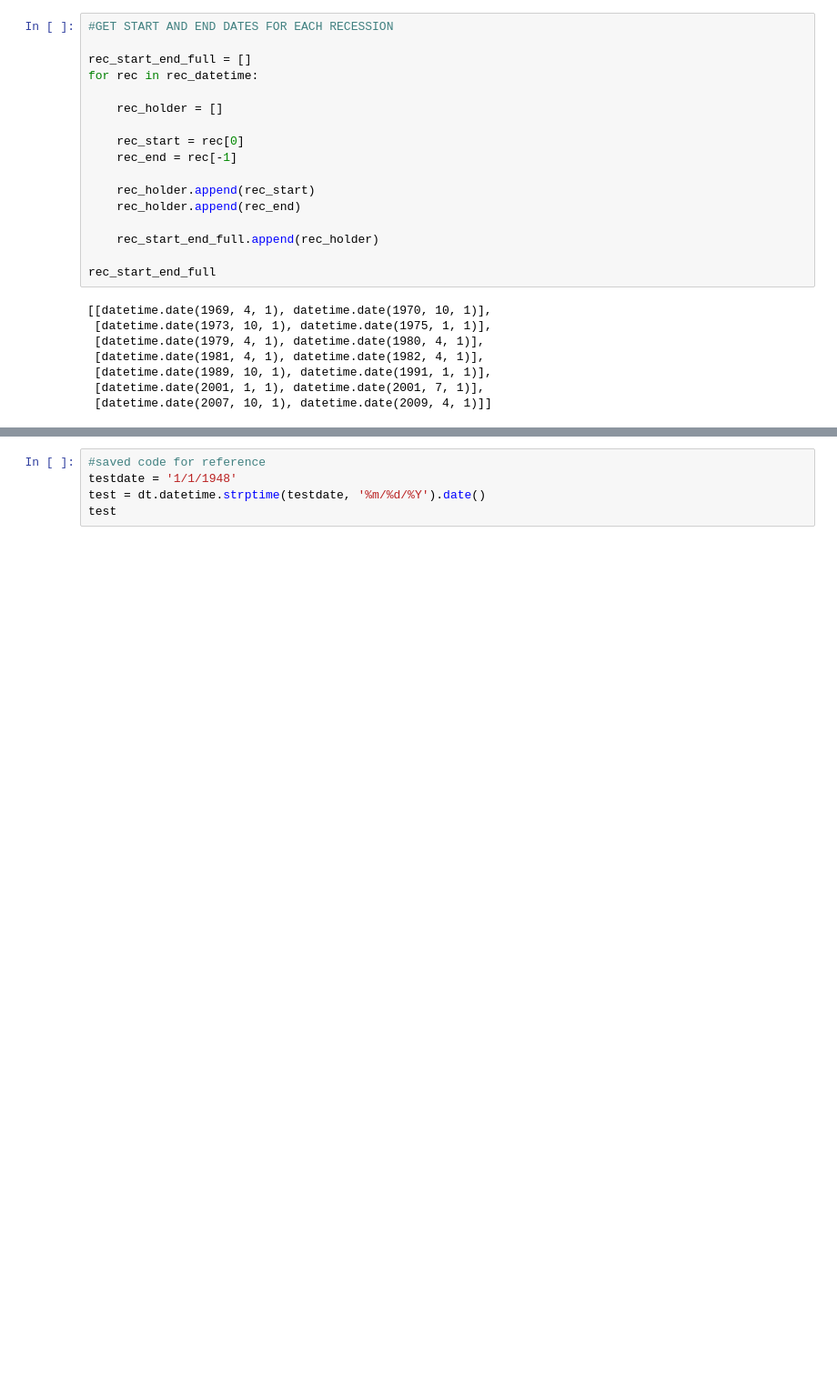
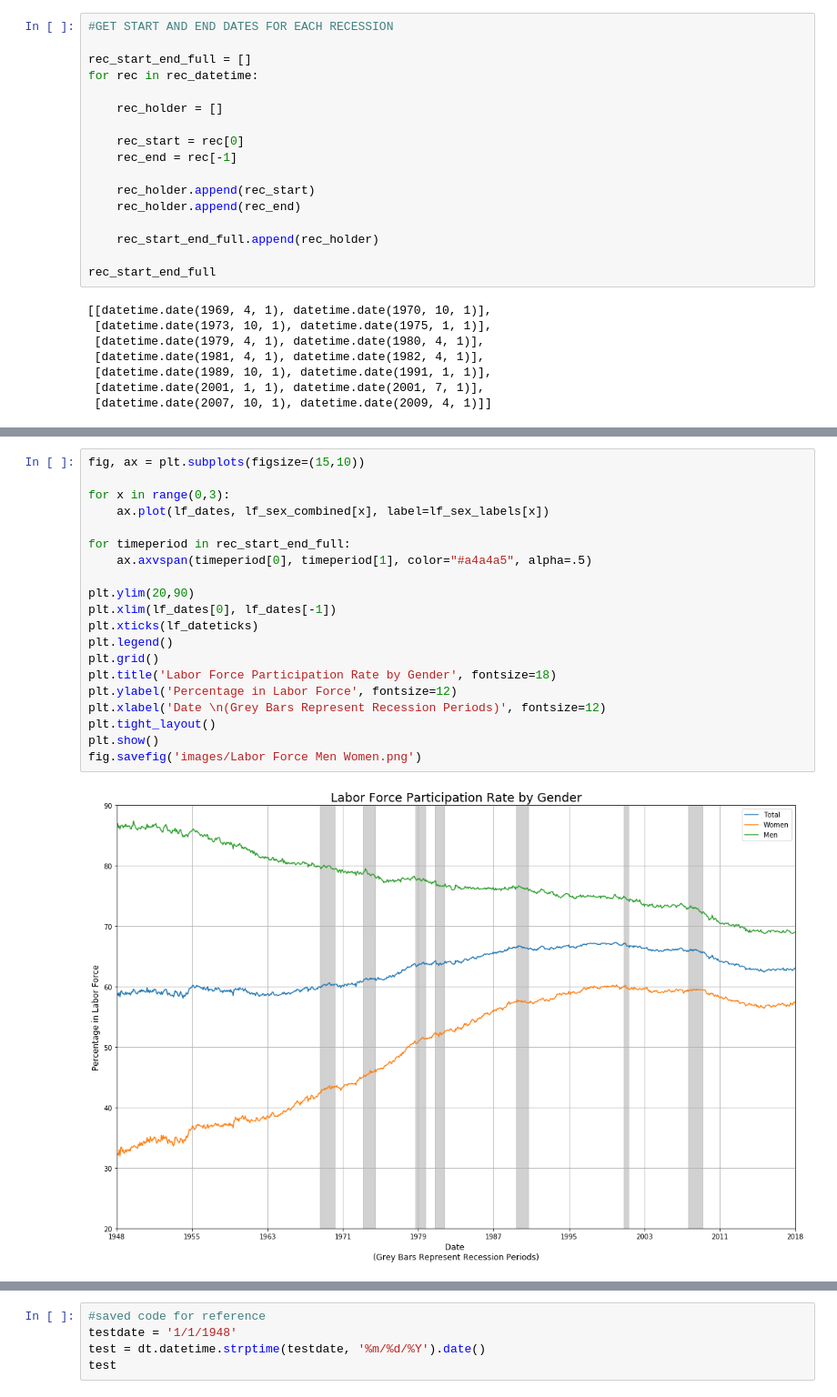
Before and after one commit to willdoucet/Classwork, a Jupyter notebook: Project 2/datawork.ipynb, the cells around one changed output, grey strips where cells are left out. Shown at 91% size. Cells and saved outputs as stored; diff of their text form; blank space fills up the shorter version.

```diff
--- a/Project 2/datawork.ipynb
+++ b/Project 2/datawork.ipynb
@@ -148,0 +295,22 @@ plt.savefig('images/Labor Force.png')
+# %%
+fig, ax = plt.subplots(figsize=(15,10))
+
+for x in range(0,3):
+    ax.plot(lf_dates, lf_sex_combined[x], label=lf_sex_labels[x])
+
+for timeperiod in rec_start_end_full:
+    ax.axvspan(timeperiod[0], timeperiod[1], color="#a4a4a5", alpha=.5)
+
+plt.ylim(20,90)
+plt.xlim(lf_dates[0], lf_dates[-1])
+plt.xticks(lf_dateticks)
+plt.legend()
+plt.grid()
+plt.title('Labor Force Participation Rate by Gender', fontsize=18)
+plt.ylabel('Percentage in Labor Force', fontsize=12)
+plt.xlabel('Date \n(Grey Bars Represent Recession Periods)', fontsize=12)
+plt.tight_layout()
+plt.show()
+fig.savefig('images/Labor Force Men Women.png')
+# %% [output]
+[figure, added]
```
Also changed, not shown: parts of 22 cells of this notebook, 13 other files.
